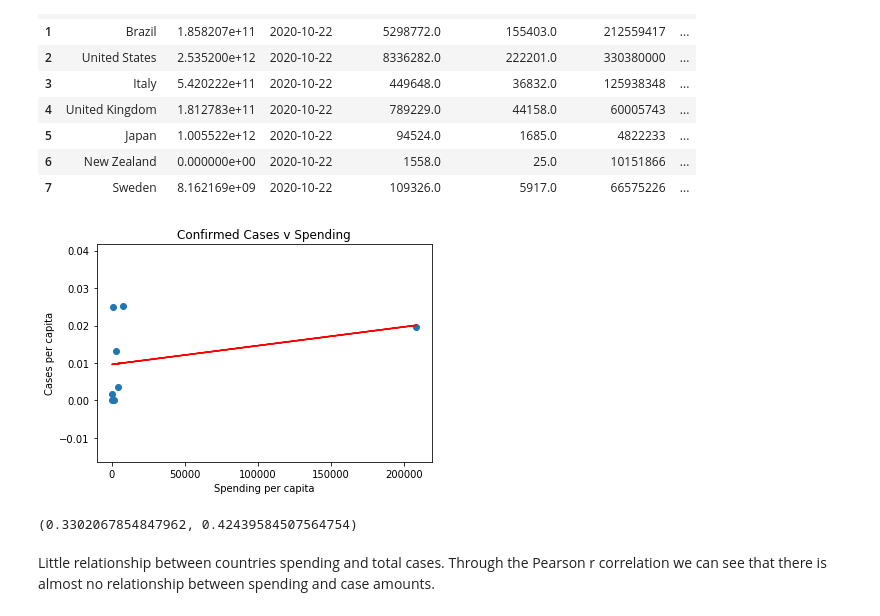
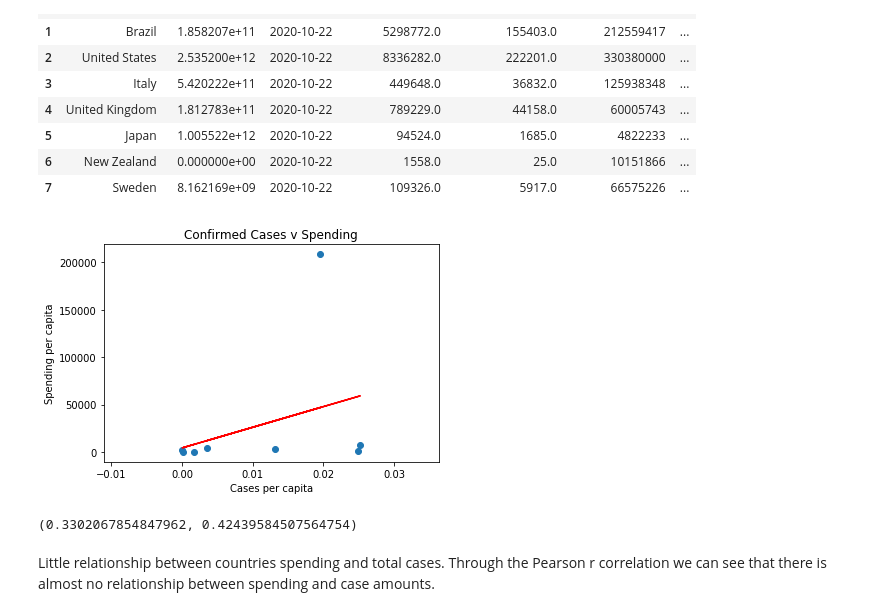
Before and after one commit to leslievazquez/Project_1, a Jupyter notebook: Final Notebook.ipynb, the cells around one changed output. Drawn from its saved outputs; the diff is of its cells as text; code cells hidden in the pictures.

```diff
--- a/Final Notebook.ipynb
+++ b/Final Notebook.ipynb
@@ -339,23 +339,23 @@ money
 | 6 | New Zealand | 0.000000e+00 | 2020-10-22 | 1558.0 | 25.0 | 10151866 | ... |
 | 7 | Sweden | 8.162169e+09 | 2020-10-22 | 109326.0 | 5917.0 | 66575226 | ... |
 # %%
-x_values = money['Percent Per Capita Spent']
-y_values = money['Percent Infected']
+x_values = money['Percent Infected']
+y_values = money['Percent Per Capita Spent']
 (slope, intercept, rvalue, pvalue, stdeer) = linregress(x_values,y_values)
 regress_values = x_values*slope+intercept
 line_eq = 'y=' +str(round(slope,2))+'x + ' +str(round(intercept,2))
 plt.scatter(x_values, y_values)
 plt.plot(x_values,regress_values,'r-')
 #plt.annotate(line_eq,(15,10),fontsize = 25, color='red')
 plt.title('Confirmed Cases v Spending')
-plt.xlabel('Spending per capita')
-plt.ylabel('Cases per capita')
+plt.xlabel('Cases per capita')
+plt.ylabel('Spending per capita')
 plt.show()
 
-correlation = st.pearsonr(money['Percent Per Capita Spent'],money['Percent Infected'] )
+correlation = st.pearsonr(money['Percent Infected'],money['Percent Per Capita Spent'] )
 correlation
 # %% [output]
-[figure, old version]
+[figure, new version]
 (0.3302067854847962, 0.42439584507564754)
 # %% [markdown]
 Little relationship between countries spending and total cases. Through the Pearson r correlation we can see that there is almost no relationship between spending and case amounts.
```
